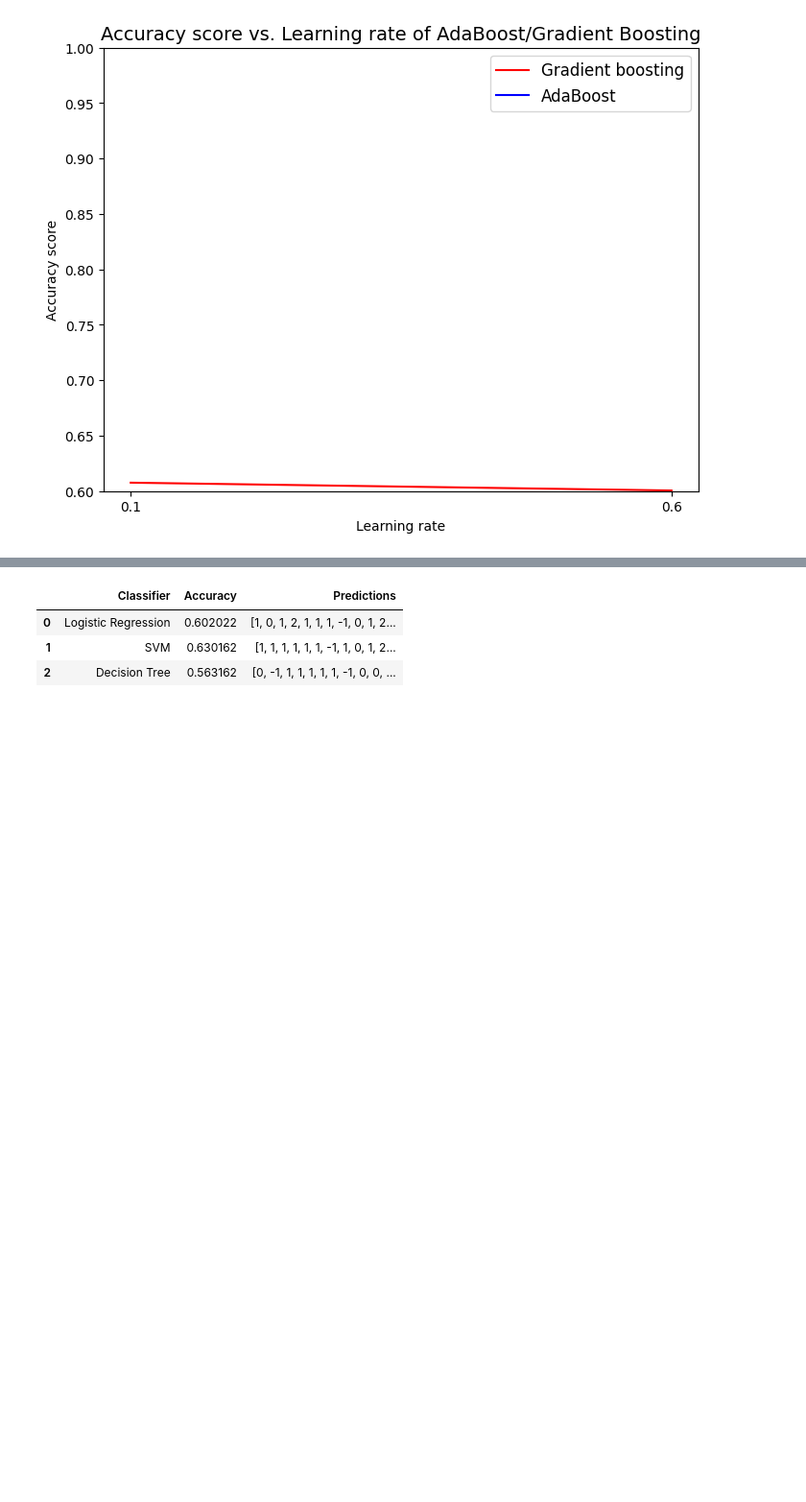
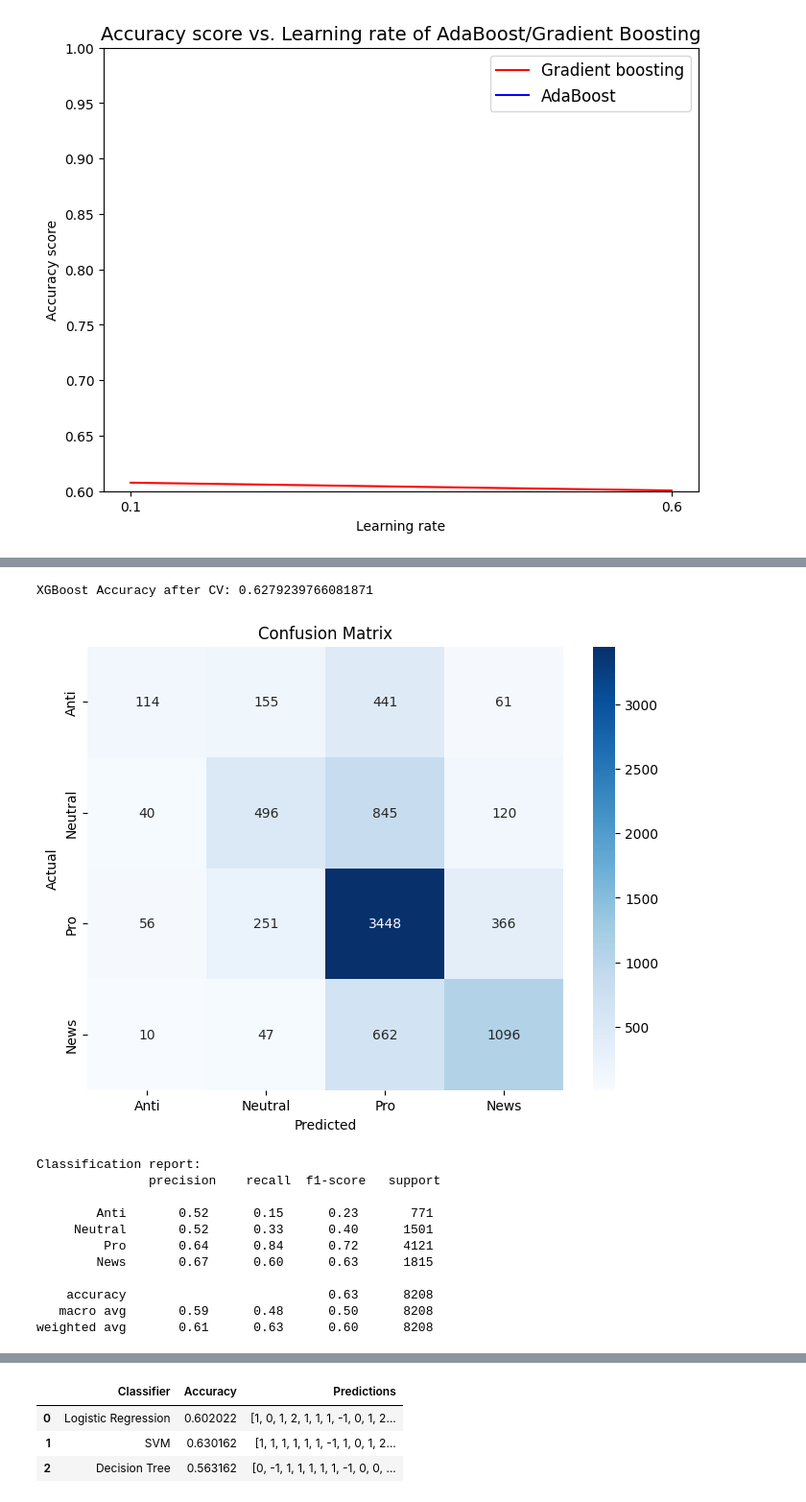
Before and after one commit to adevilde/Twitter-Climate-Change-Sentiment-Analysis, a Jupyter notebook: Twitter_Climate_Change_Sentiment.ipynb, the cells around one changed output, grey strips where cells are left out. Shown at 96% size. Cells and saved outputs as stored; diff of their text form; code cells hidden in the pictures; blank space fills up the shorter version.

```diff
--- a/Twitter_Climate_Change_Sentiment.ipynb
+++ b/Twitter_Climate_Change_Sentiment.ipynb
@@ -1625,0 +1661,8 @@ XGBoostError: [00:25:06] C:\buildkite-agent\builds\buildkite-windows-cpu-autosca
+# %%
+# XGBoost models expect the target variables (labels) to be numeric arrays with a base index of 0.
+# Therefore we have to do Label Encoding.
+label_encoder = LabelEncoder()
+
+# Fit label encoder and return encoded labels
+y_train_encoded = label_encoder.fit_transform(y_train)
+y_test_encoded = label_encoder.transform(y_test)
@@ -1625,0 +1671,9 @@ XGBoostError: [00:25:06] C:\buildkite-agent\builds\buildkite-windows-cpu-autosca
+# %%
+# Use "hist" for constructing the trees, with early stopping enabled.
+clf_xgb = xgb.XGBClassifier(random_state=my_seed)
+
+# Fit the model, test sets are used for early stopping.
+clf_xgb.fit(X_train, y_train_encoded, eval_set=[(X_test, y_test_encoded)])
+
+# Save model into JSON format.
+clf_xgb.save_model("clf_xgb.json")
@@ -1626,20 +1750,38 @@ XGBoostError: [00:25:06] C:\buildkite-agent\builds\buildkite-windows-cpu-autosca
 # %%
-# Predict the labels on the test set
-y_pred = xgb_model.predict(dtest)
+# Fit the best model
+best_model = xgb.XGBClassifier(random_state=my_seed,**best_params)
+best_model.fit(X_train, y_train)
 
-# Calculate accuracy
-accuracy = accuracy_score(y_test, y_pred)
-print("Accuracy: %0.3f" % accuracy)
+# Predict the test set
+y_pred_xgb_best = best_model.predict(X_test)
+
+# Calculate the accuracy
+accuracy_xgb_best = accuracy_score(y_test, y_pred_xgb_best)
+print('XGBoost Accuracy after CV:', accuracy_xgb_best)
 
 # Confusion matrix
-cm = confusion_matrix(y_test, y_pred)
+cm = confusion_matrix(y_test, y_pred_xgb_best)
 plt.figure(figsize=(8, 6))
 sns.heatmap(cm, annot=True, fmt='d', cmap='Blues', xticklabels=['Anti', 'Neutral', 'Pro', 'News'], yticklabels=['Anti', 'Neutral', 'Pro', 'News'])
 plt.xlabel('Predicted')
 plt.ylabel('Actual')
 plt.title('Confusion Matrix')
 plt.show()
 
 # Classification report
-report = classification_report(y_test, y_pred, target_names=['Anti', 'Neutral', 'Pro', 'News'])
-print(report)
+clf_report = classification_report(y_test, y_pred_xgb_best, target_names=['Anti', 'Neutral', 'Pro', 'News'])
+print('Classification report: \n', clf_report)
+# %% [output]
+XGBoost Accuracy after CV: 0.6279239766081871
+[figure, added]
+Classification report:
+               precision    recall  f1-score   support
+
+        Anti       0.52      0.15      0.23       771
+     Neutral       0.52      0.33      0.40      1501
+         Pro       0.64      0.84      0.72      4121
+        News       0.67      0.60      0.63      1815
+
+    accuracy                           0.63      8208
+   macro avg       0.59      0.48      0.50      8208
+weighted avg       0.61      0.63      0.60      8208
```
Also changed, not shown: parts of 82 cells of this notebook.
